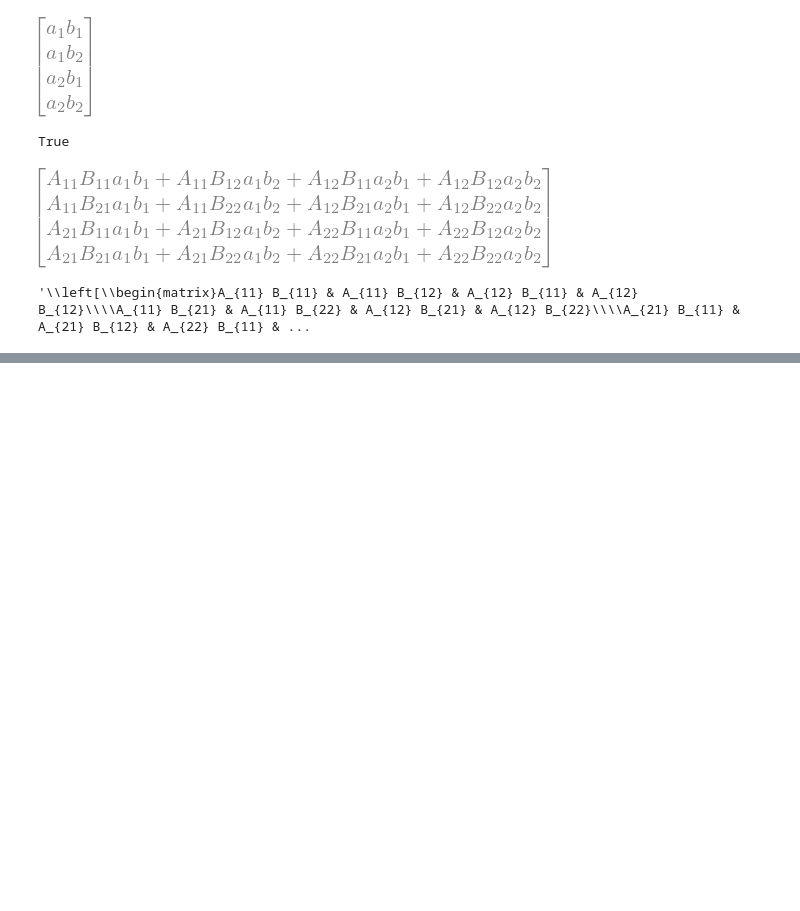
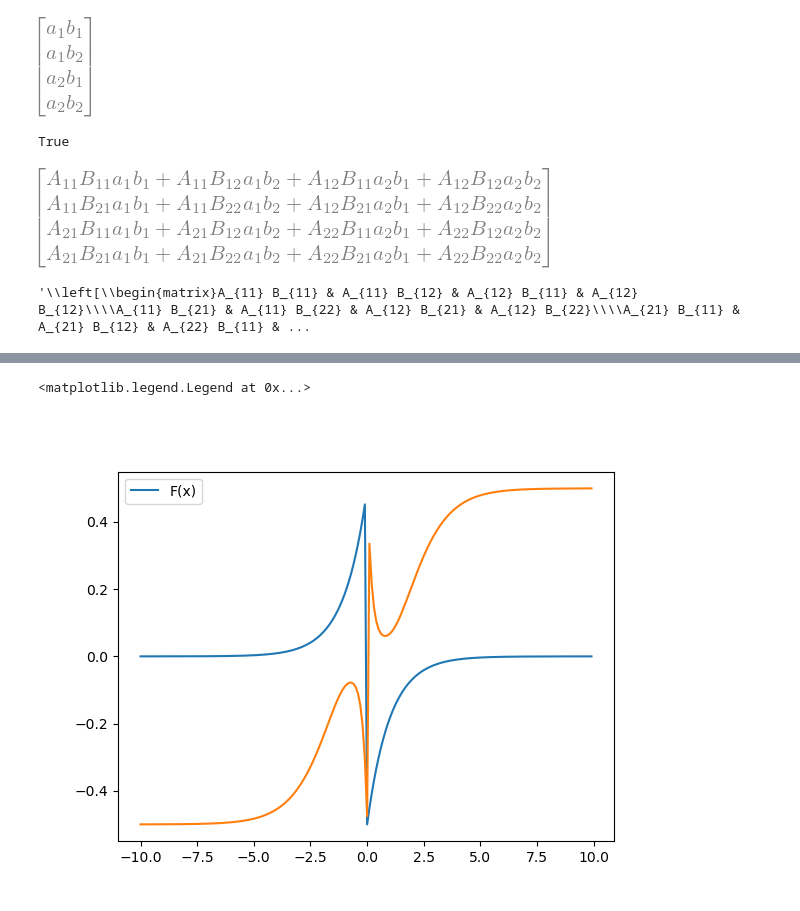
Before and after one commit to DhruvPatel01/notebooks, a Jupyter notebook: Physics/Theoretical_Minimum/QM-Roughwork.ipynb, the cells around one changed output, grey strips where cells are left out. Cells and saved outputs as stored; diff of their text form; code cells hidden in the pictures; blank space fills up the shorter version.

```diff
--- a/Physics/Theoretical_Minimum/QM-Roughwork.ipynb
+++ b/Physics/Theoretical_Minimum/QM-Roughwork.ipynb
@@ -154,0 +190,16 @@ sp.latex(kronecker_prod(A, B), )
+# %%
+f_fn = jax.grad(laplace)
+F = jax.vmap(f_fn)
+f = F(x)
+# %%
+psi2 = jax.scipy.stats.norm.pdf(x, scale=0.5)
+
+conv = jnp.convolve(f, psi2, mode='same')
+# %%
+plt.figure()
+plt.plot(x, f, label='F(x)')
+plt.plot(x, F(conv))
+plt.legend()
+# %% [output]
+<matplotlib.legend.Legend at 0x...>
+[figure, added]
```
Also changed, not shown: parts of 16 cells of this notebook, 2 other files.
